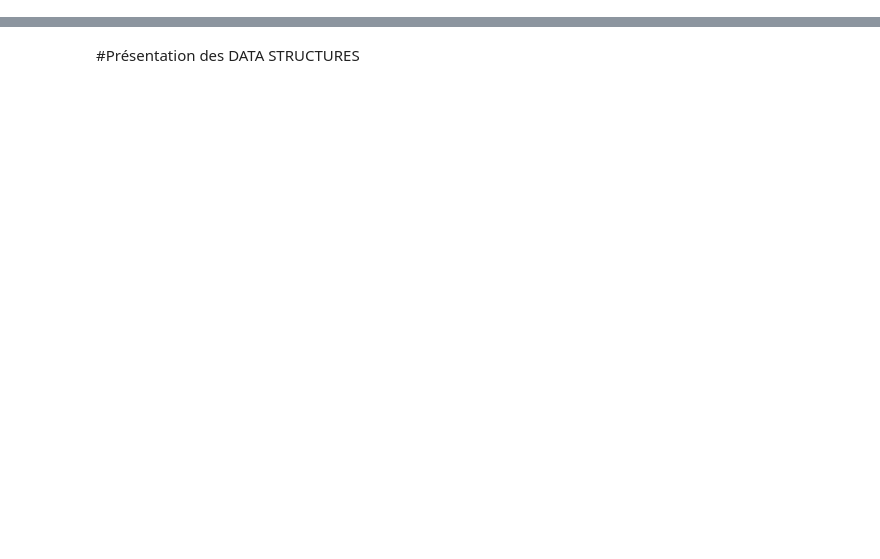
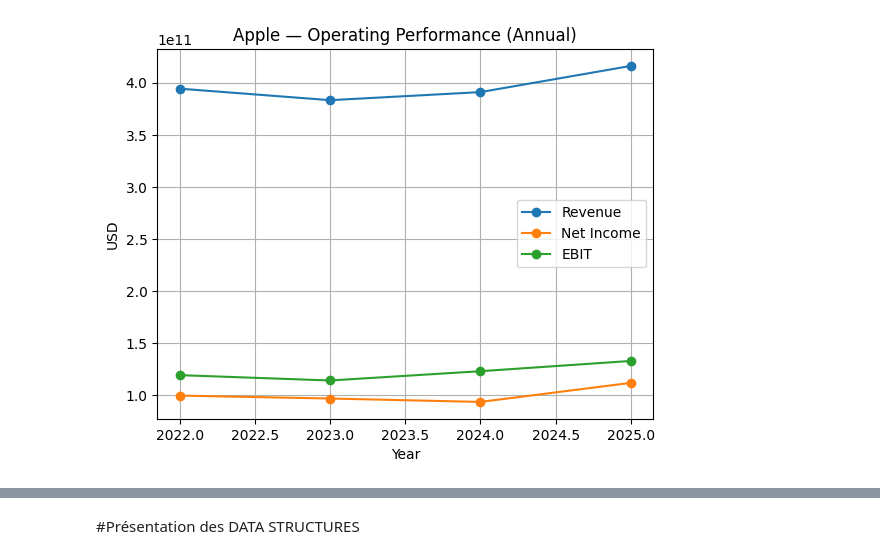
Before and after one commit to naoufalouahmiden-dev/IAE_METZ_2026_DATA_AUDIT, a Jupyter notebook: SCRISPTS/analyse_bourse.ipynb, the cells around one changed output, grey strips where cells are left out. Saved outputs shown, nothing was run; the diff lists cells and outputs as text; code cells hidden in the pictures; blank space fills up the shorter version.

```diff
--- a/SCRISPTS/analyse_bourse.ipynb
+++ b/SCRISPTS/analyse_bourse.ipynb
@@ -15,4 +1,18 @@ Corentin
 # %%
-name
-#Si on appelle la variable alors on voit son type.
+import pandas as pd
+import numpy as np
+import yfinance as yf
+import matplotlib.pyplot as plt
+
+ticker = "AAPL"
+tkr = yf.Ticker(ticker)
+
+income = tkr.financials
+bs = tkr.balance_sheet
+cf = tkr.cashflow
+
+print("✅ Loaded yfinance statements for:", ticker)
+print("Income shape:", income.shape)
+print("Balance sheet shape:", bs.shape)
+print("Cashflow shape:", cf.shape)
 # %% [output]
@@ -32,0 +85,10 @@ pi
+# %%
+#remove the all-NaN year
+
+# Drop rows where revenue is missing
+data = data.dropna(subset=["net_income", "assets", "equity", "fcf"])
+
+print("Years kept:", data.index.tolist())
+print("\nMissing values per column:\n", data.isna().sum())
+
+data
@@ -32,0 +129,15 @@ pi
+# %%
+#Operating performance (Revenue, Net Income, EBIT)
+
+plt.figure()
+plt.plot(data.index, data["revenue"], marker="o", label="Revenue")
+plt.plot(data.index, data["net_income"], marker="o", label="Net Income")
+plt.plot(data.index, data["ebit"], marker="o", label="EBIT")
+plt.title("Apple — Operating Performance (Annual)")
+plt.xlabel("Year")
+plt.ylabel("USD")
+plt.legend()
+plt.grid(True)
+plt.show()
+# %% [output]
+[figure, added]
```
Also changed, not shown: parts of 21 cells of this notebook, 11 other files.
